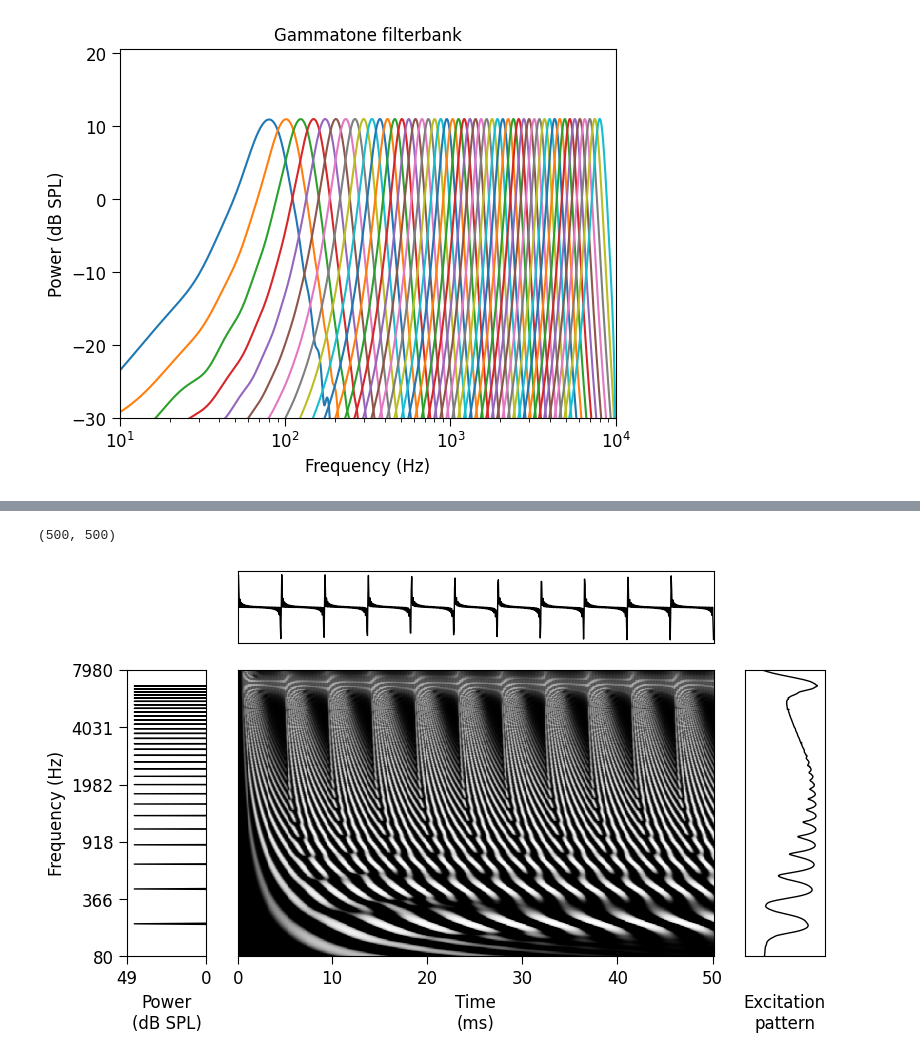
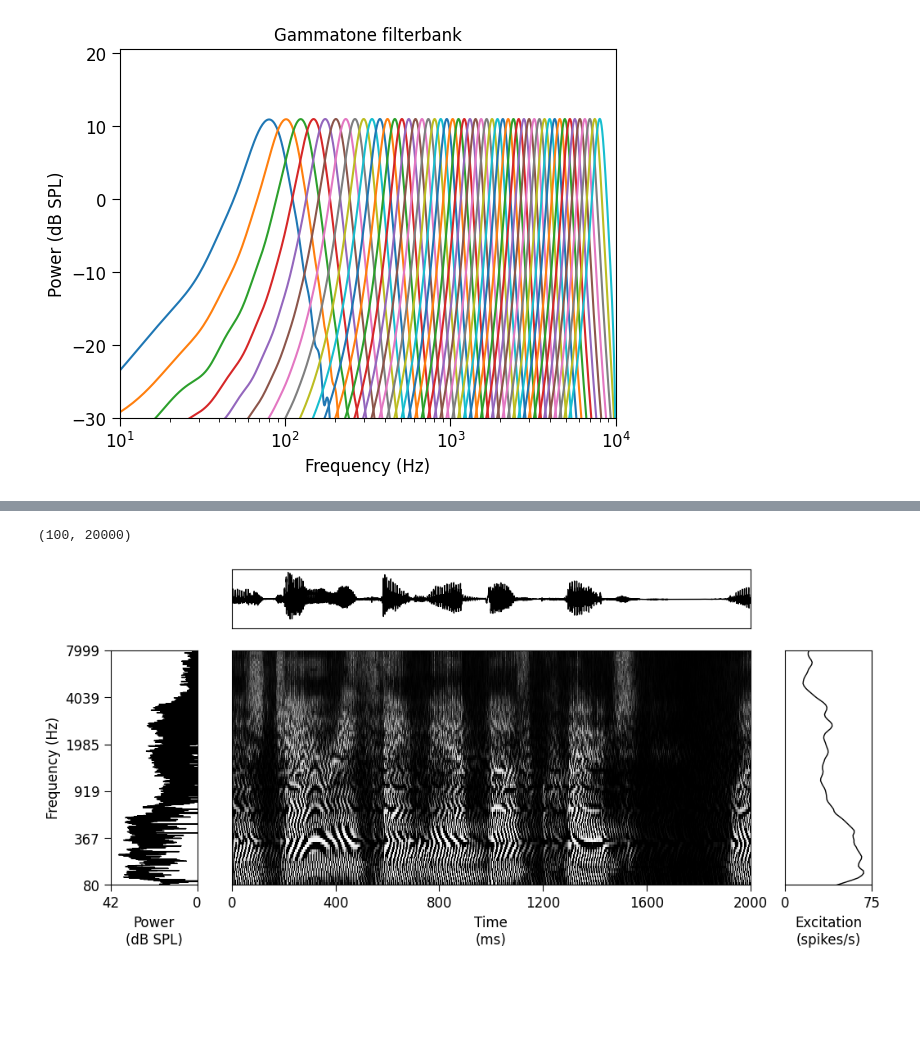
Before and after one commit to msaddler/auditory_model_tutorial, a Jupyter notebook: DEV.ipynb, the cells around one changed output, grey strips where cells are left out. Cells and saved outputs as stored; diff of their text form; code cells hidden in the pictures; blank space fills up the shorter version.

```diff
--- a/DEV.ipynb
+++ b/DEV.ipynb
@@ -104,5 +68,4 @@ plt.show()
 # %%
-sr = 20e3
 filterbank = modules.GammatoneFilterbank(
     sr=sr,
     fir_dur=0.05,
@@ -113,7 +76,7 @@ filterbank = modules.GammatoneFilterbank(
 
 impulse = np.zeros(int(sr * 1.0))
 impulse[0] = 1.0
-impulse_tensor = torch.as_tensor(impulse, device=device).float().unsqueeze(0)
+impulse_tensor = torch.as_tensor(impulse, device=device, dtype=torch.float32).unsqueeze(0)
 impulse_response_tensor = filterbank(impulse_tensor).squeeze(0)
 impulse_response = impulse_response_tensor.detach().cpu().numpy()
 print(impulse_response.shape)
@@ -131,5 +152,4 @@ plt.show()
 # %%
-sr = 20e3
 filterbank = modules.IHCLowpassFilter(
     sr_input=sr,
     sr_output=sr,
@@ -140,9 +160,10 @@ filterbank = modules.IHCLowpassFilter(
 
 impulse = np.zeros(int(sr * 1.0))
 impulse[0] = 1.0
-impulse_tensor = torch.as_tensor(impulse, device=device).float().unsqueeze(0)
+impulse_tensor = torch.as_tensor(impulse, device=device, dtype=torch.float32).unsqueeze(0)
 impulse_response_tensor = filterbank(impulse_tensor).squeeze(0)
 impulse_response = impulse_response_tensor.detach().cpu().numpy()
+print(impulse_response.shape)
 
 fig, ax = utils.make_periodogram_plot(
     impulse_response,
@@ -202,17 +177,13 @@ plt.show()
 # %%
-importlib.reload(utils)
-importlib.reload(modules)
-
 class CochlearModel(torch.nn.Module):
     def __init__(
         self,
         sr_input=20000,
         sr_output=10000,
         cfs=utils.erbspace(8e1, 8e3, 100),
-        fir_dur=0.05,
+        bw_mult=1.0,
         compression_power=0.3,
-        threshold=12.0,
-        bw_mult=1.0,
+        threshold=0.0,
     ):
         """
         Simple cochlear model.
@@ -222,10 +193,9 @@ class CochlearModel(torch.nn.Module):
         sr_input (int): sampling rate of the input sound waveform
         sr_output (int): sampling rate of the output representation
         cfs (np.ndarray): characteristic frequencies of the cochlear filters
-        fir_dur (float): duration of the filter FIRs in seconds
+        bw_mult (float): scales cochlear filter bandwidths
         compression_power (float): power of the compression applied to filterbank outputs
         threshold (float): absolute threshold in dB SPL of auditory nerve fibers
-        bw_mult (float): scales cochlear filter bandwidths
         """
         super().__init__()
         self.sr_input = sr_input
@@ -233,19 +203,26 @@ class CochlearModel(torch.nn.Module):
         self.cfs = cfs
         self.cochlear_filterbank = modules.GammatoneFilterbank(
             sr=sr_input,
-            fir_dur=fir_dur,
+            fir_dur=0.05,
             cfs=self.cfs,
             dtype=torch.float32,
             bw_mult=bw_mult,
         )
+        self.half_wave_rectification = torch.nn.ReLU()
         self.rate_level_function = modules.SigmoidRateLevelFunction(
+            rate_spont=0.0,
+            rate_max=250.0,
+            threshold=threshold,
+            dynamic_range=60.0,
+            dynamic_range_interval=0.95,
+            compression_power_default=0.3,
             compression_power=compression_power,
-            threshold=threshold,
+            dtype=torch.float32,
         )
         self.ihc_lowpass_filter = modules.IHCLowpassFilter(
             sr_input=sr_input,
             sr_output=sr_output,
-            fir_dur=fir_dur,
+            fir_dur=0.05,
             cutoff=3e3,
             order=7,
         )
@@ -256,54 +233,50 @@ class CochlearModel(torch.nn.Module):
 
         Args
         ----
-        x (torch.Tensor): input sound waveform with shape [batch_size, num_samples]
+        x (torch.Tensor): input sound waveform with shape [batch, time]
 
         Returns
         -------
-        x (torch.Tensor): output of cochlear model with shape [batch_size, frequency_channels, num_samples]
+        x (torch.Tensor): output of cochlear model with shape [batch, freq, time]
         """
         x = self.cochlear_filterbank(x)
-        x = torch.nn.functional.relu(x)
+        x = self.half_wave_rectification(x)
         x = self.rate_level_function(x)
         x = self.ihc_lowpass_filter(x)
-        x = torch.nn.functional.relu(x)
+        x = self.half_wave_rectification(x)
         return x
 
 
-sr = 20e3
-cfs = utils.erbspace(8e1, 8e3, 500)
-compression_power = np.ones_like(cfs) * 0.3
-bw_mult = np.ones_like(cfs) * 1
 cochlear_model = CochlearModel(
     sr_input=sr,
-    cfs=cfs,
-    compression_power=compression_power,
-    bw_mult=bw_mult,
+    cfs=utils.erbspace(8e1, 8e3, 100),
 ).to(device)
 
-x = utils.harmonic_complex_tone(
-    sr=cochlear_model.sr_input,
-    dur=0.05,
-    f0=220,
-    phase="sine",
-    harmonics=np.arange(1, 31, 1),
-)
+# x = utils.harmonic_complex_tone(
+#     sr=cochlear_model.sr_input,
+#     dur=0.05,
+#     f0=220,
+#     phase="sine",
+#     harmonics=np.arange(1, 31, 1),
+# )
+x = sf.read("data/000.wav")[0]
 x = utils.set_dbspl(x, 60)
 
-x_tensor = torch.as_tensor(x, device=device).float().unsqueeze(0)
-x_nervegram_tensor = cochlear_model(x_tensor).squeeze(0)
+x_tensor = torch.as_tensor(x, device=device).float()[None, ...]
+x_nervegram_tensor = cochlear_model(x_tensor)[0]
 x_nervegram = x_nervegram_tensor.detach().cpu().numpy()
 print(x_nervegram.shape)
 
 fig, ax_arr = utils.make_nervegram_plot(
+    figsize=(12, 5),
     waveform=x,
     nervegram=x_nervegram,
     sr_waveform=cochlear_model.sr_input,
     sr_nervegram=cochlear_model.sr_output,
     cfs=cochlear_model.cfs,
 )
 plt.show()
 # %% [output]
-(500, 500)
+(100, 20000)
-[figure, old version]
+[figure, new version]
 # %%
```
Also changed, not shown: parts of 22 cells of this notebook, 2 other files.
